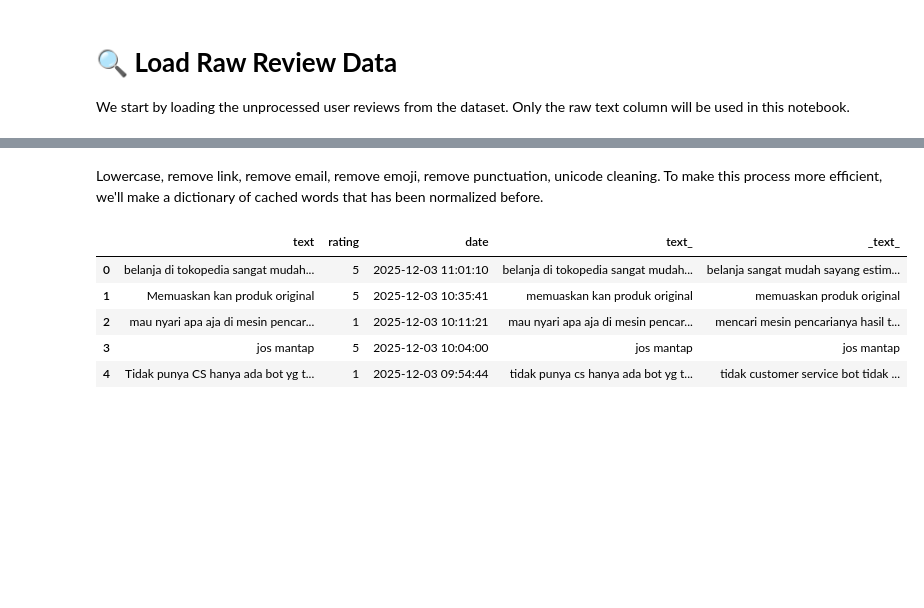
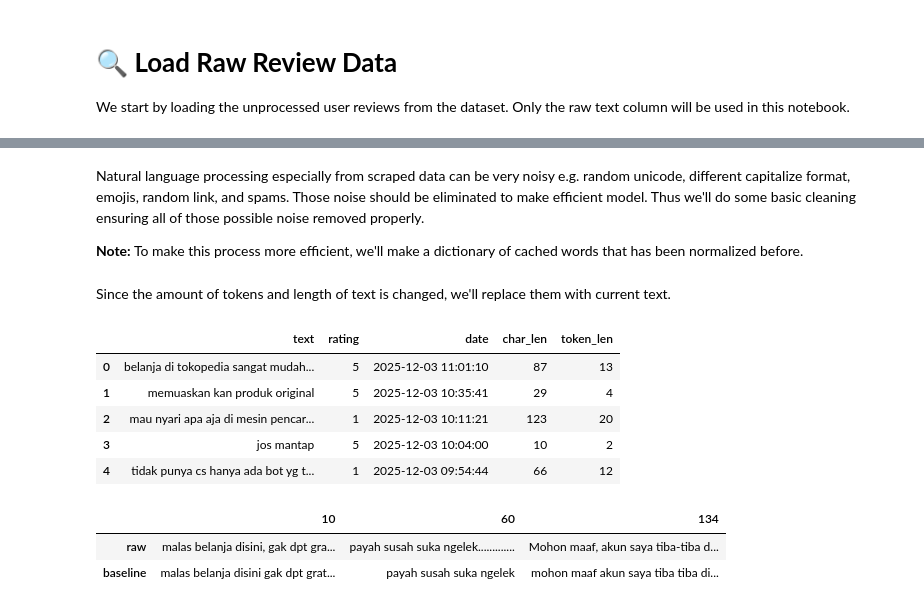
Before and after one commit to rafli-1729/tokopedia-user-reviews-insights, a Jupyter notebook: notebooks/01_cleaning.ipynb, the cells around one changed output, grey strips where cells are left out. Cells and saved outputs as stored; diff of their text form; code cells hidden in the pictures; blank space fills up the shorter version.

Commit message:
add chars lengths and tokens lengths, remove prefix suffix from cleaning modules

```diff
--- a/notebooks/01_cleaning.ipynb
+++ b/notebooks/01_cleaning.ipynb
@@ -65,7 +57,7 @@ Ready!
 
 We start by loading the unprocessed user reviews from the dataset. Only the raw text column will be used in this notebook.
 # %%
-df = pd.read_csv('../data/raw/review.csv')
+df = pd.read_csv(RAW_PATH)
 
 print(df.shape)
 df.head()
@@ -123,13 +171,7 @@ with open("../assets/negation.txt") as f:
 # %% [markdown]
-Lowercase, remove link, remove email, remove emoji, remove punctuation, unicode cleaning. To make this process more efficient, we'll make a dictionary of cached words that has been normalized before.
+Natural language processing especially from scraped data can be very noisy e.g. random unicode, different capitalize format, emojis, random link, and spams. Those noise should be eliminated to make efficient model. Thus we'll do some basic cleaning ensuring all of those possible noise removed properly.
+
+**Note:** To make this process more efficient, we'll make a dictionary of cached words that has been normalized before.
-# %%
-r(cleaning)
-
-cleaner = cleaning.CleaningPipeline(
-    whitelist=whitelist, slang=slang, typo=typo, prefix_suffix=prefix_suffix,
-    emoji_map=emoji, laughter_list=laughter, stopwords=stopwords,
-    pos_lexicon=pos_lexicon, negation_list=negation, affix_map=affix_map
-)
 # %%
 STRETCH_CACHE = {}
 LAUGHTER_CACHE = {}
@@ -184,19 +226,46 @@ def baseline_cleaning(text):
 from tqdm.notebook import tqdm
 tqdm.pandas()
 
-df["text_"] = df["text"].progress_apply(
+df["baseline_text"] = df["text"].progress_apply(
     lambda sentence: baseline_cleaning(sentence)
 )
+# %% [markdown]
+Since the amount of tokens and length of text is changed, we'll replace them with current text.
 # %%
-df['_text_'] = df['text'].progress_apply(
-    lambda sentence: cleaner.explain(sentence, verbose=False)
-)
+# Baseline cleaning save
+df_baseline = df[['baseline_text', 'rating', 'date']]
+df_baseline.columns = ['text', 'rating', 'date']
+
+# Additional features
+df_baseline["char_len"] = df_baseline["text"].str.len()
+df_baseline["token_len"] = df_baseline["text"].str.split().apply(len)
+
+df_baseline['text'] = df_baseline['text'].astype(str).str.strip()
+df_baseline = df_baseline[df_baseline['text'] != ""]
+
+# Save to csv and txt
+df_baseline.to_csv('../data/baseline/review.csv', index=False)
+with open("../data/baseline/all_reviews.txt", "w", encoding="utf-8") as f:
+    for line in df_baseline.text.astype(str):
+        f.write(line.replace("\n", " ") + "\n")
+# %%
+df_baseline.head()
+# %% [output]
+|  | text | rating | date | char_len | token_len |
+| 0 | belanja di tokopedia sangat mudah... | 5 | 2025-12-03 11:01:10 | 87 | 13 |
+| 1 | memuaskan kan produk original | 5 | 2025-12-03 10:35:41 | 29 | 4 |
+| 2 | mau nyari apa aja di mesin pencar... | 1 | 2025-12-03 10:11:21 | 123 | 20 |
+| 3 | jos mantap | 5 | 2025-12-03 10:04:00 | 10 | 2 |
+| 4 | tidak punya cs hanya ada bot yg t... | 1 | 2025-12-03 09:54:44 | 66 | 12 |
 # %%
-df.head()
+index_to_compare = [10, 60, 134]
+
+pd.DataFrame(
+    [df['text'].iloc[index_to_compare,],
+    df_baseline['text'].iloc[index_to_compare,]],
+    index = ['raw', 'baseline']
+)
 # %% [output]
-|  | text | rating | date | text_ | _text_ |
-| 0 | belanja di tokopedia sangat mudah... | 5 | 2025-12-03 11:01:10 | belanja di tokopedia sangat mudah... | belanja sangat mudah sayang estim... |
-| 1 | Memuaskan kan produk original | 5 | 2025-12-03 10:35:41 | memuaskan kan produk original | memuaskan produk original |
-| 2 | mau nyari apa aja di mesin pencar... | 1 | 2025-12-03 10:11:21 | mau nyari apa aja di mesin pencar... | mencari mesin pencarianya hasil t... |
-| 3 | jos mantap | 5 | 2025-12-03 10:04:00 | jos mantap | jos mantap |
-| 4 | Tidak punya CS hanya ada bot yg t... | 1 | 2025-12-03 09:54:44 | tidak punya cs hanya ada bot yg t... | tidak customer service bot tidak ... |
+|  | 10 | 60 | 134 |
+| raw | malas belanja disini, gak dpt gra... | payah susah suka ngelek............. | Mohon maaf, akun saya tiba-tiba d... |
+| baseline | malas belanja disini gak dpt grat... | payah susah suka ngelek | mohon maaf akun saya tiba tiba di... |
```
Also changed, not shown: parts of 36 cells of this notebook, 2 other files.
